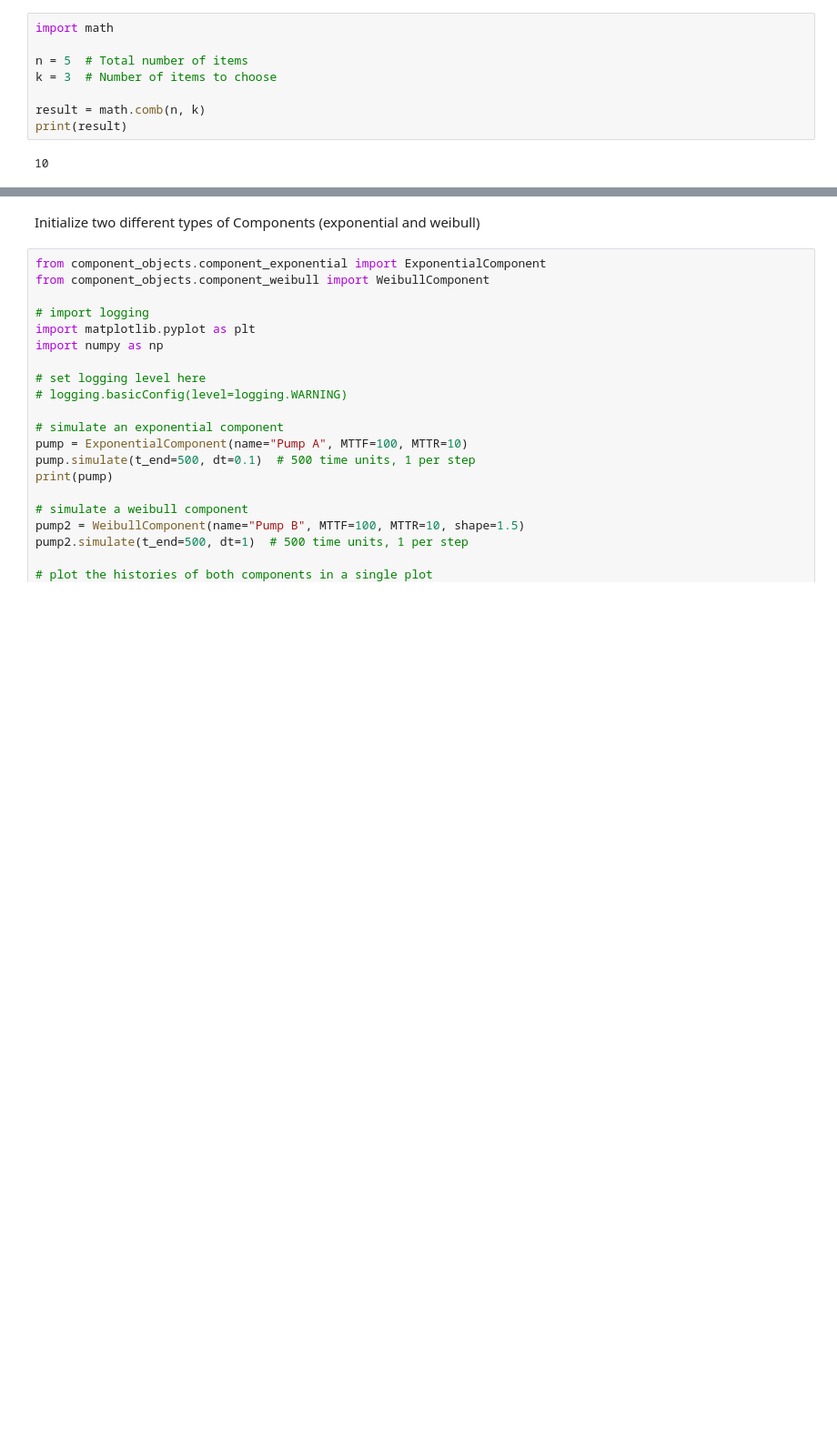
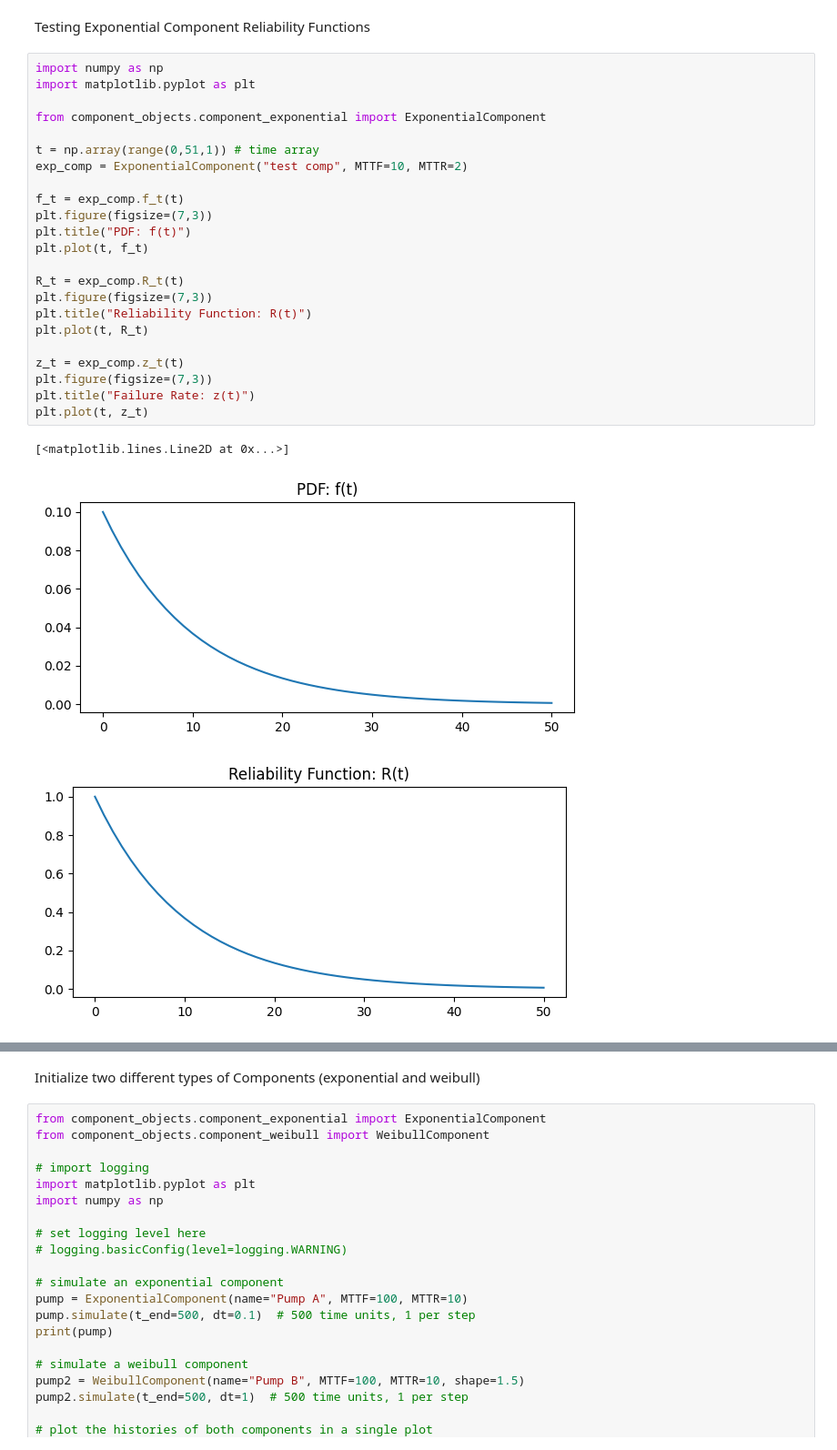
Before and after one commit to andreyaW/KISS2, a Jupyter notebook: object_testing_notebooks/comp_test.ipynb, the cells around one changed output, grey strips where cells are left out. Shown: that part at 91% size. Drawn from its saved outputs; the diff is of its cells as text; blank space fills up the shorter version.

```diff
--- a/object_testing_notebooks/comp_test.ipynb
+++ b/object_testing_notebooks/comp_test.ipynb
@@ -1,10 +1,29 @@
+# %% [markdown]
+Testing Exponential Component Reliability Functions
 # %%
-import math
+import numpy as np
+import matplotlib.pyplot as plt
 
-n = 5  # Total number of items
-k = 3  # Number of items to choose
+from component_objects.component_exponential import ExponentialComponent
 
-result = math.comb(n, k)
-print(result)
+t = np.array(range(0,51,1)) # time array
+exp_comp = ExponentialComponent("test comp", MTTF=10, MTTR=2)
+
+f_t = exp_comp.f_t(t)
+plt.figure(figsize=(7,3))
+plt.title("PDF: f(t)")
+plt.plot(t, f_t)
+
+R_t = exp_comp.R_t(t)
+plt.figure(figsize=(7,3))
+plt.title("Reliability Function: R(t)")
+plt.plot(t, R_t)
+
+z_t = exp_comp.z_t(t)
+plt.figure(figsize=(7,3))
+plt.title("Failure Rate: z(t)")
+plt.plot(t, z_t)
 # %% [output]
-10
+[<matplotlib.lines.Line2D at 0x...>]
+[figure, added]
+[figure, added]
```
Also changed, not shown: parts of 5 cells of this notebook, 12 other files.
